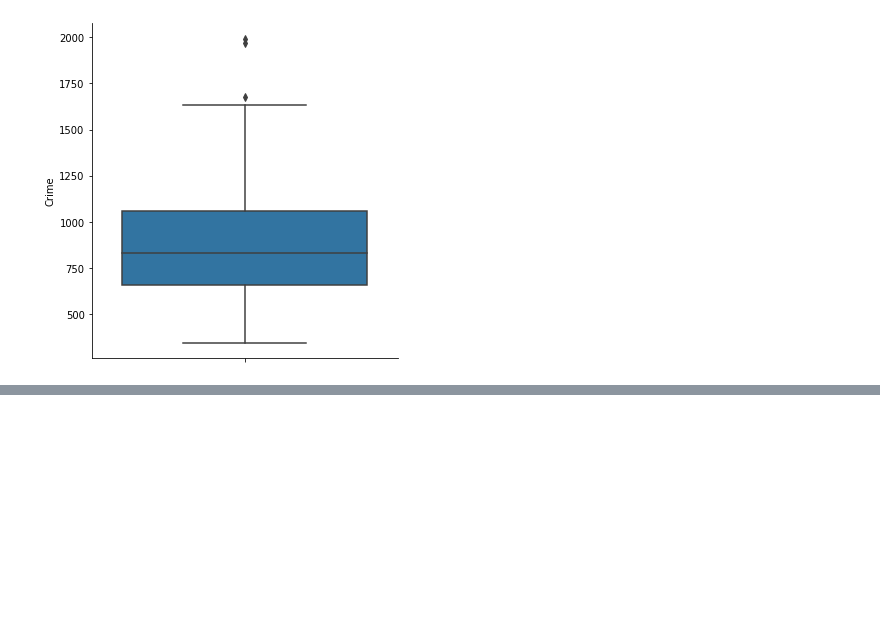
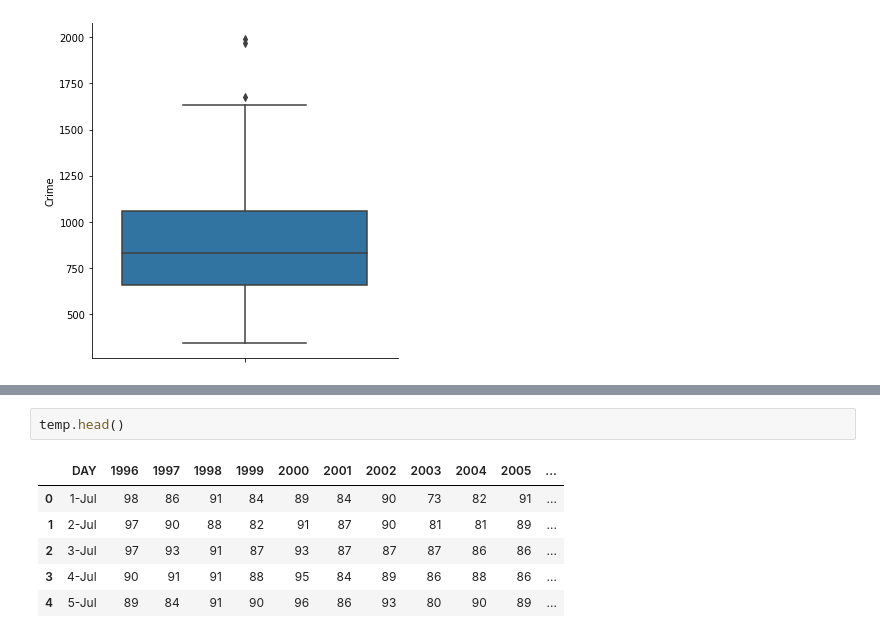
Before and after one commit to shreyansh273/GTx_6501, a Jupyter notebook: Week_2.ipynb, the cells around one changed output, grey strips where cells are left out. Drawn from its saved outputs; the diff is of its cells as text; blank space fills up the shorter version.

```diff
--- a/Week_2.ipynb
+++ b/Week_2.ipynb
@@ -95,0 +119,9 @@ sns.catplot(y="Crime", data=crime, kind='box')
+# %%
+temp.head()
+# %% [output]
+|  | DAY | 1996 | 1997 | 1998 | 1999 | 2000 | 2001 | 2002 | 2003 | 2004 | 2005 | ... |
+| 0 | 1-Jul | 98 | 86 | 91 | 84 | 89 | 84 | 90 | 73 | 82 | 91 | ... |
+| 1 | 2-Jul | 97 | 90 | 88 | 82 | 91 | 87 | 90 | 81 | 81 | 89 | ... |
+| 2 | 3-Jul | 97 | 93 | 91 | 87 | 93 | 87 | 87 | 87 | 86 | 86 | ... |
+| 3 | 4-Jul | 90 | 91 | 91 | 88 | 95 | 84 | 89 | 86 | 88 | 86 | ... |
+| 4 | 5-Jul | 89 | 84 | 91 | 90 | 96 | 86 | 93 | 80 | 90 | 89 | ... |
```
Also changed, not shown: parts of 6 cells of this notebook.
